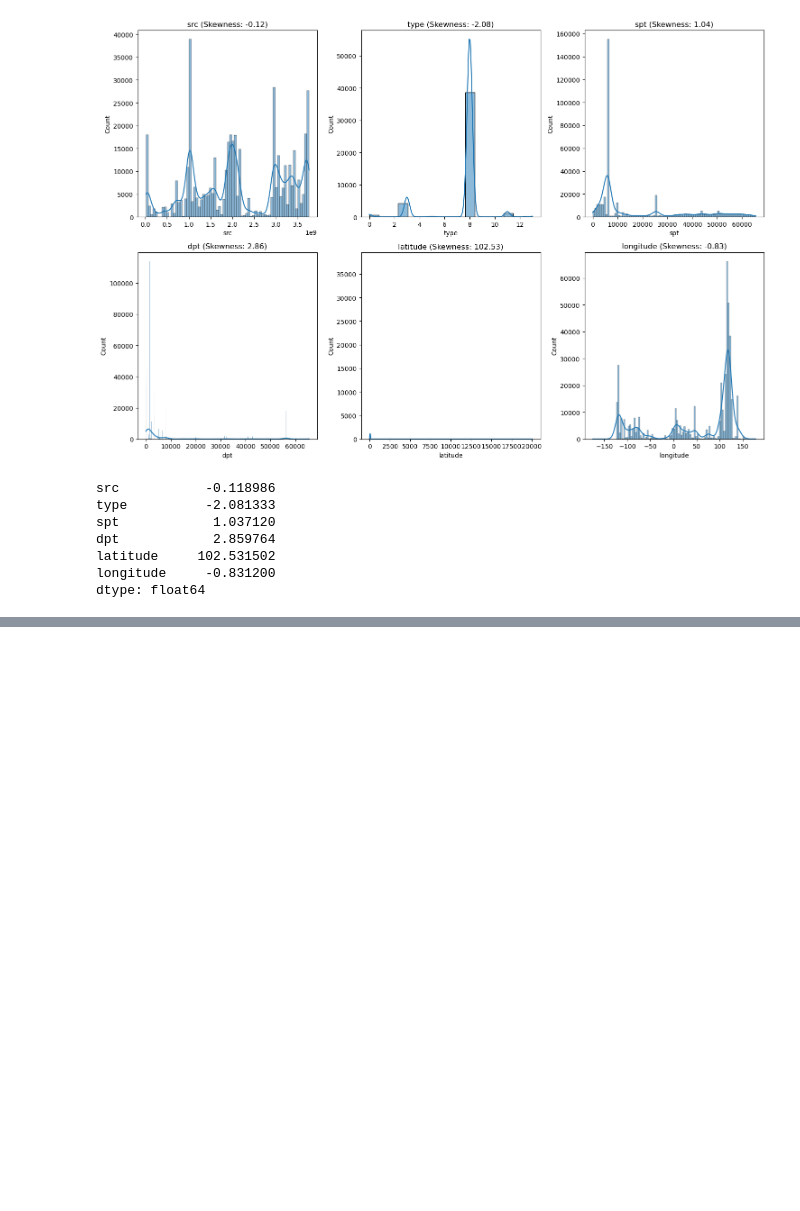
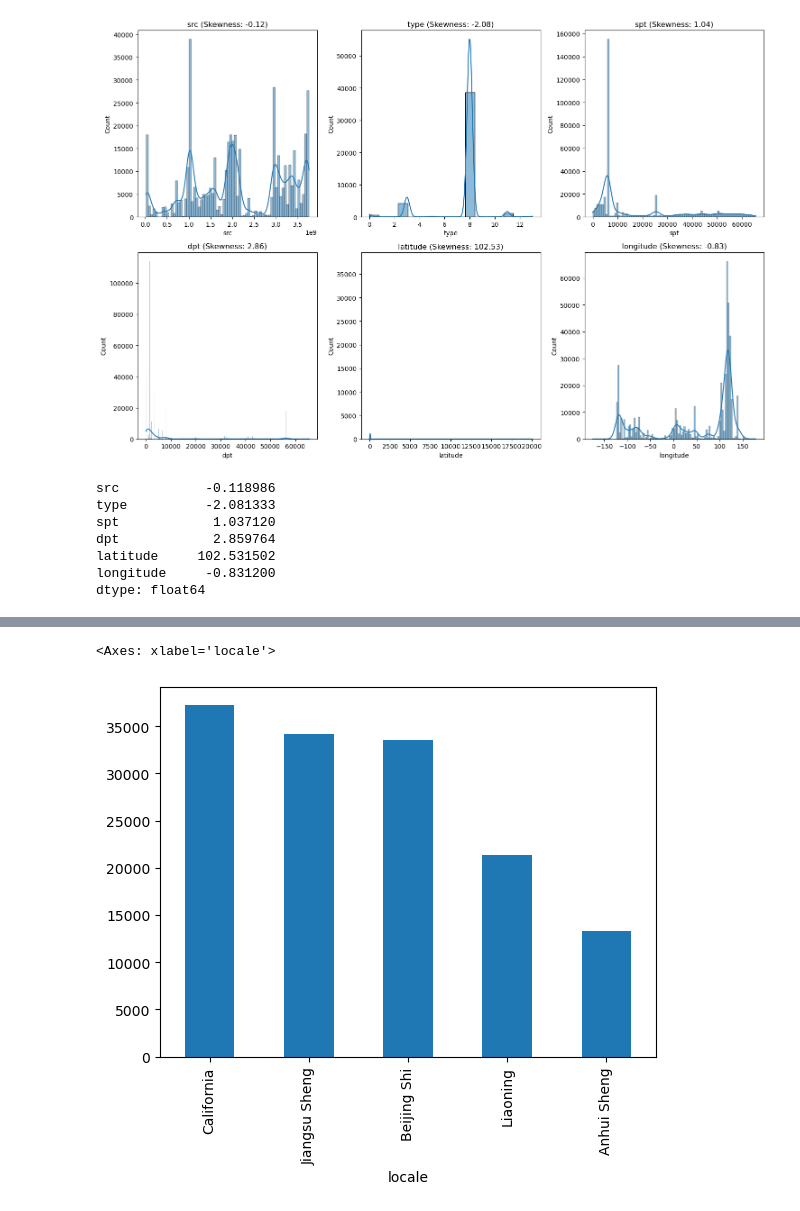
Before and after one commit to CarlosEM3/data-intrusion, a Jupyter notebook: code/CIntrusion EDA.ipynb, the cells around one changed output, grey strips where cells are left out. Drawn from its saved outputs; the diff is of its cells as text; code cells hidden in the pictures; blank space fills up the shorter version.

```diff
--- a/code/CIntrusion EDA.ipynb
+++ b/code/CIntrusion EDA.ipynb
@@ -85,0 +105,5 @@ dtype: float64
+# %%
+df["locale"].value_counts().head().plot.bar(5)
+# %% [output]
+<Axes: xlabel='locale'>
+[figure, added]
```
Also changed, not shown: parts of 12 cells of this notebook.
